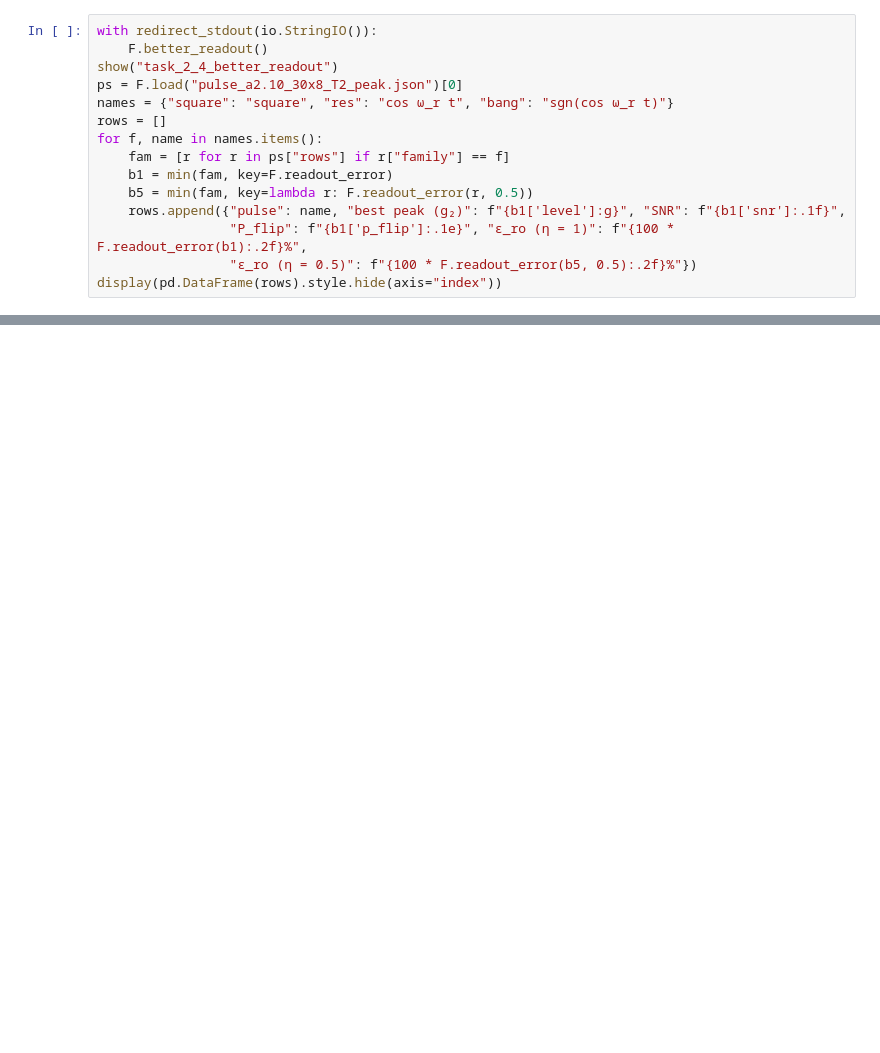
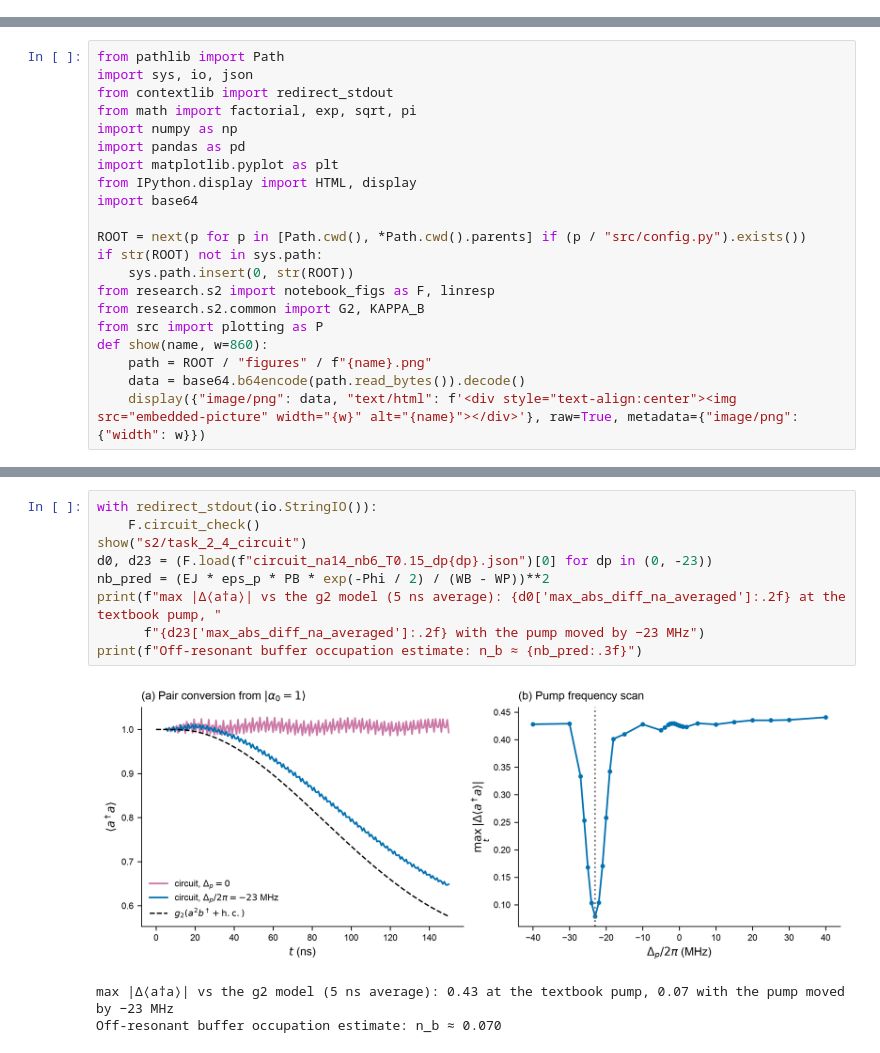
Before and after one commit to pkarakala/duquantum-cat-qubit, a Jupyter notebook: notebooks/09_task_2_4_better_readout.ipynb, the cells around one changed output, grey strips where cells are left out. Cells and saved outputs as stored; diff of their text form; blank space fills up the shorter version.

Commit message:
Polish Task 2 submission and integrate validated readout evidence

```diff
--- a/notebooks/09_task_2_4_better_readout.ipynb
+++ b/notebooks/09_task_2_4_better_readout.ipynb
@@ -280,15 +0,0 @@ with detector efficiency $\eta$ ($\eta=1$ ideal, $\eta=0.5$ realistic).
-# %%
-with redirect_stdout(io.StringIO()):
-    F.better_readout()
-show("task_2_4_better_readout")
-ps = F.load("pulse_a2.10_30x8_T2_peak.json")[0]
-names = {"square": "square", "res": "cos ω_r t", "bang": "sgn(cos ω_r t)"}
-rows = []
-for f, name in names.items():
-    fam = [r for r in ps["rows"] if r["family"] == f]
-    b1 = min(fam, key=F.readout_error)
-    b5 = min(fam, key=lambda r: F.readout_error(r, 0.5))
-    rows.append({"pulse": name, "best peak (g₂)": f"{b1['level']:g}", "SNR": f"{b1['snr']:.1f}",
-                 "P_flip": f"{b1['p_flip']:.1e}", "ε_ro (η = 1)": f"{100 * F.readout_error(b1):.2f}%",
-                 "ε_ro (η = 0.5)": f"{100 * F.readout_error(b5, 0.5):.2f}%"})
-display(pd.DataFrame(rows).style.hide(axis="index"))
@@ -394,0 +7,21 @@ The memory and buffer swap energy back and forth like two kids on a seesaw at ab
+# %%
+from pathlib import Path
+import sys, io, json
+from contextlib import redirect_stdout
+from math import factorial, exp, sqrt, pi
+import numpy as np
+import pandas as pd
+import matplotlib.pyplot as plt
+from IPython.display import HTML, display
+import base64
+
+ROOT = next(p for p in [Path.cwd(), *Path.cwd().parents] if (p / "src/config.py").exists())
+if str(ROOT) not in sys.path:
+    sys.path.insert(0, str(ROOT))
+from research.s2 import notebook_figs as F, linresp
+from research.s2.common import G2, KAPPA_B
+from src import plotting as P
+def show(name, w=860):
+    path = ROOT / "figures" / f"{name}.png"
+    data = base64.b64encode(path.read_bytes()).decode()
+    display({"image/png": data, "text/html": f'<div style="text-align:center"><img src="embedded-picture" width="{w}" alt="{name}"></div>'}, raw=True, metadata={"image/png": {"width": w}})
@@ -394,0 +115,13 @@ The memory and buffer swap energy back and forth like two kids on a seesaw at ab
+# %%
+with redirect_stdout(io.StringIO()):
+    F.circuit_check()
+show("s2/task_2_4_circuit")
+d0, d23 = (F.load(f"circuit_na14_nb6_T0.15_dp{dp}.json")[0] for dp in (0, -23))
+nb_pred = (EJ * eps_p * PB * exp(-Phi / 2) / (WB - WP))**2
+print(f"max |Δ⟨a†a⟩| vs the g2 model (5 ns average): {d0['max_abs_diff_na_averaged']:.2f} at the textbook pump, "
+      f"{d23['max_abs_diff_na_averaged']:.2f} with the pump moved by −23 MHz")
+print(f"Off-resonant buffer occupation estimate: n_b ≈ {nb_pred:.3f}")
+# %% [output]
+[figure, added]
+max |Δ⟨a†a⟩| vs the g2 model (5 ns average): 0.43 at the textbook pump, 0.07 with the pump moved by −23 MHz
+Off-resonant buffer occupation estimate: n_b ≈ 0.070
```
Also changed, not shown: parts of 39 cells of this notebook, 27 other files.
